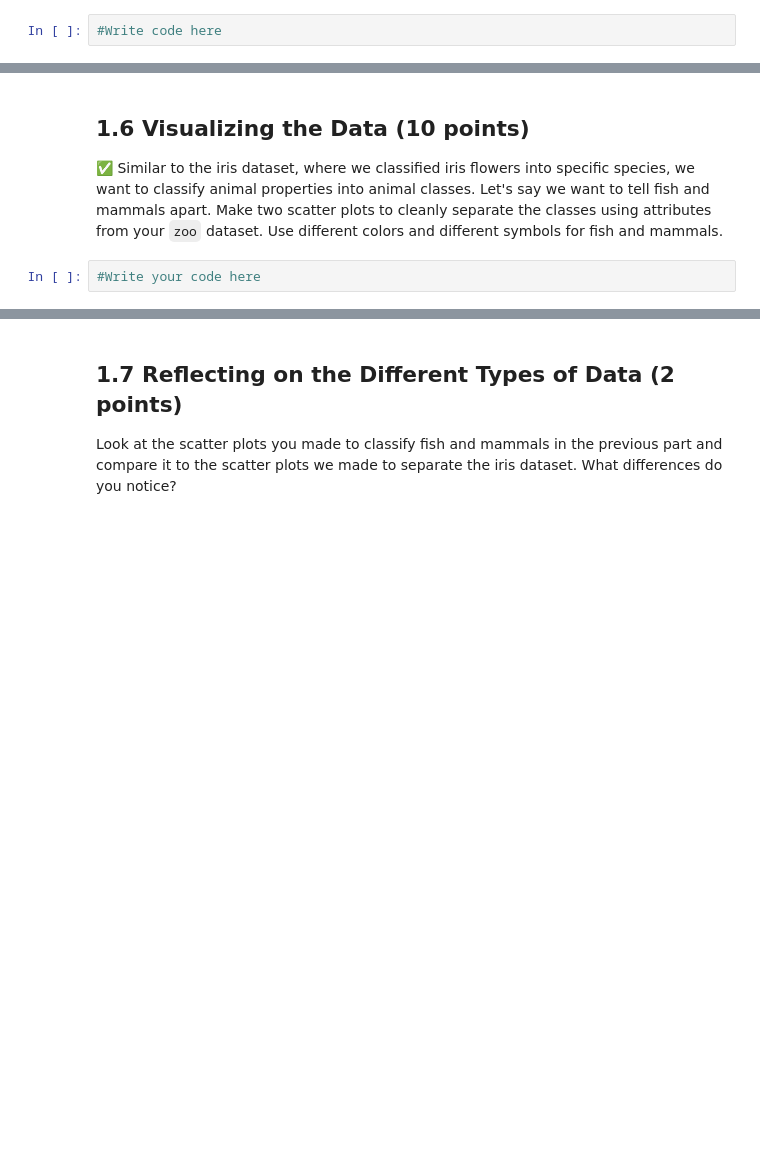
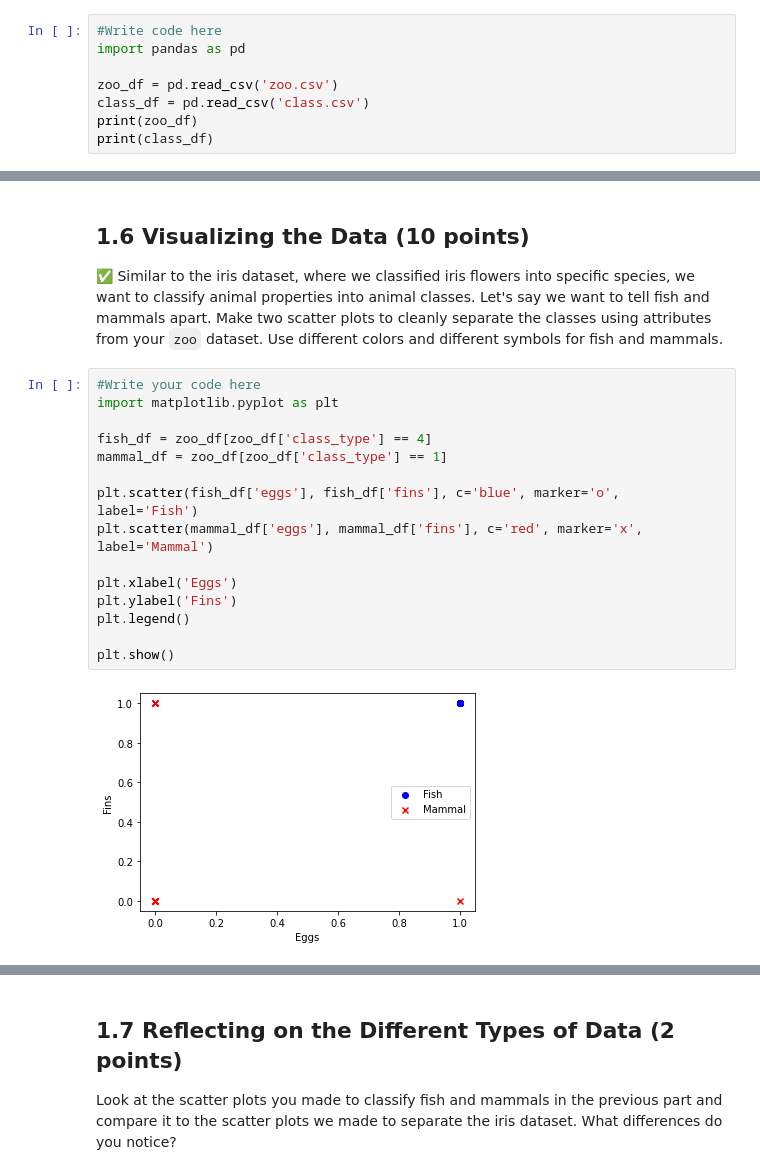
Before and after one commit to LucasReath/cmse202-s23-turnin, a Jupyter notebook: HW-02_PandasAndObjects-STUDENT.ipynb, the cells around one changed output, grey strips where cells are left out. Drawn from its saved outputs; the diff is of its cells as text; blank space fills up the shorter version.

Commit message:
Completed scatterplots for part 1

```diff
--- a/HW-02_PandasAndObjects-STUDENT.ipynb
+++ b/HW-02_PandasAndObjects-STUDENT.ipynb
@@ -81,3 +87,9 @@ Look at both datasets (`class.csv`, `zoo.csv`). Describe the contents of both da
 &#9989; Use pandas to read in the `zoo.csv` and `class.csv` files into DataFrames.
 # %%
 #Write code here
+import pandas as pd
+
+zoo_df = pd.read_csv('zoo.csv')
+class_df = pd.read_csv('class.csv')
+print(zoo_df)
+print(class_df)
@@ -93,3 +125,18 @@ Look back in the PCA/ICA and see how we used `groupby` to find the number of Iri
 &#9989; Similar to the iris dataset, where we classified iris flowers into specific species, we want to classify animal properties into animal classes. Let's say we want to tell fish and mammals apart. Make two scatter plots to cleanly separate the classes using attributes from your `zoo` dataset. Use different colors and different symbols for fish and mammals.
 # %%
 #Write your code here
+import matplotlib.pyplot as plt
+
+fish_df = zoo_df[zoo_df['class_type'] == 4]
+mammal_df = zoo_df[zoo_df['class_type'] == 1]
+
+plt.scatter(fish_df['eggs'], fish_df['fins'], c='blue', marker='o', label='Fish')
+plt.scatter(mammal_df['eggs'], mammal_df['fins'], c='red', marker='x', label='Mammal')
+
+plt.xlabel('Eggs')
+plt.ylabel('Fins')
+plt.legend()
+
+plt.show()
+# %% [output]
+[figure, added]
```
Also changed, not shown: parts of 9 cells of this notebook.
